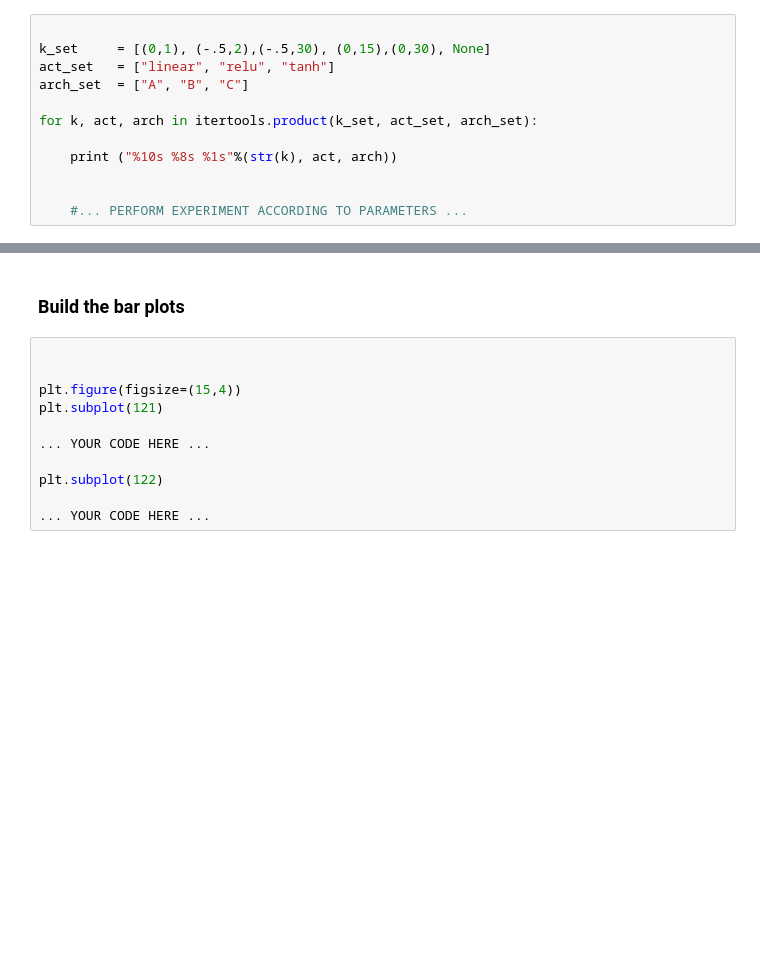
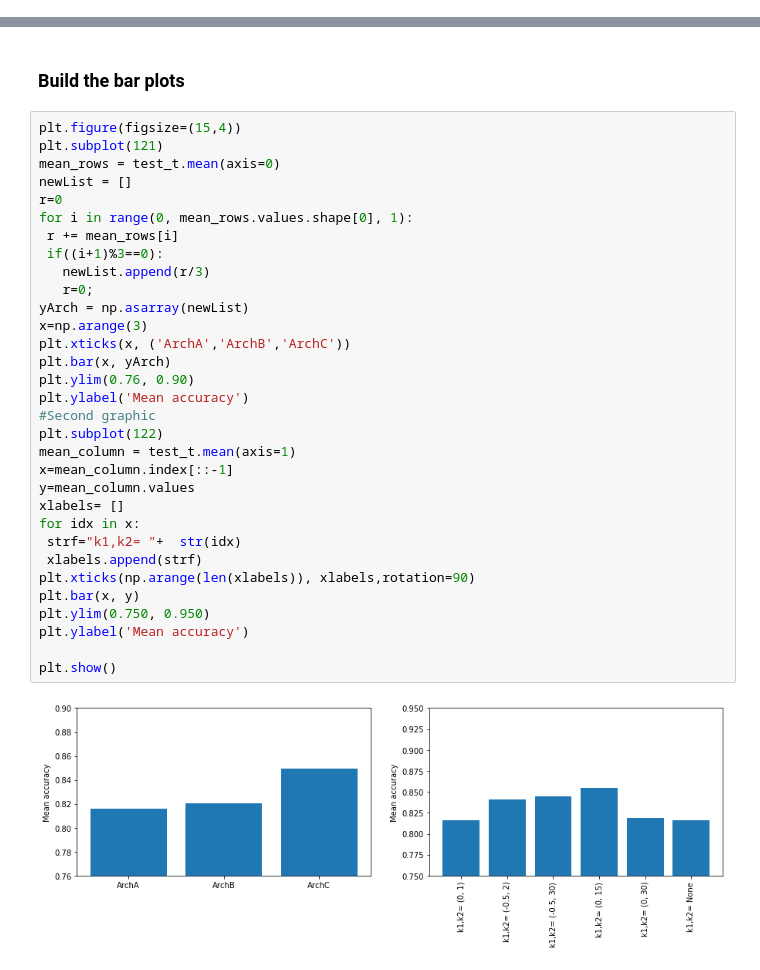
Before and after one commit to yuaquintero/DeepLearning, a Jupyter notebook: U2_09_[TALLER]_Multimodal_architectures.ipynb, the cells around one changed output, grey strips where cells are left out. Cells and saved outputs as stored; diff of their text form; blank space fills up the shorter version.

```diff
--- a/U2_09_[TALLER]_Multimodal_architectures.ipynb
+++ b/U2_09_[TALLER]_Multimodal_architectures.ipynb
@@ -222,14 +159,2 @@ X_train_extra[:10]
 # %% [markdown]
 ### Build a loop over the configurations
-# %%
-
-k_set     = [(0,1), (-.5,2),(-.5,30), (0,15),(0,30), None]
-act_set   = ["linear", "relu", "tanh"]
-arch_set  = ["A", "B", "C"]
-
-for k, act, arch in itertools.product(k_set, act_set, arch_set):
-
-    print ("%10s %8s %1s"%(str(k), act, arch))
-
-
-    #... PERFORM EXPERIMENT ACCORDING TO PARAMETERS ...
@@ -270,13 +236,36 @@ plt.show()
 # %% [markdown]
 ### Build the bar plots
-# %%
-
-
-plt.figure(figsize=(15,4))
-plt.subplot(121)
-
-... YOUR CODE HERE ...
-
-plt.subplot(122)
-
-... YOUR CODE HERE ...
+# %%
+plt.figure(figsize=(15,4))
+plt.subplot(121)
+mean_rows = test_t.mean(axis=0)
+newList = []
+r=0
+for i in range(0, mean_rows.values.shape[0], 1):
+ r += mean_rows[i]
+ if((i+1)%3==0):
+   newList.append(r/3)
+   r=0;
+yArch = np.asarray(newList)
+x=np.arange(3)
+plt.xticks(x, ('ArchA','ArchB','ArchC'))
+plt.bar(x, yArch)
+plt.ylim(0.76, 0.90)
+plt.ylabel('Mean accuracy')
+#Second graphic
+plt.subplot(122)
+mean_column = test_t.mean(axis=1)
+x=mean_column.index[::-1]
+y=mean_column.values
+xlabels= []
+for idx in x:
+ strf="k1,k2= "+  str(idx)
+ xlabels.append(strf)
+plt.xticks(np.arange(len(xlabels)), xlabels,rotation=90)
+plt.bar(x, y)
+plt.ylim(0.750, 0.950)
+plt.ylabel('Mean accuracy')
+
+plt.show()
+# %% [output]
+[figure, added]
```
Also changed, not shown: parts of 22 cells of this notebook.
